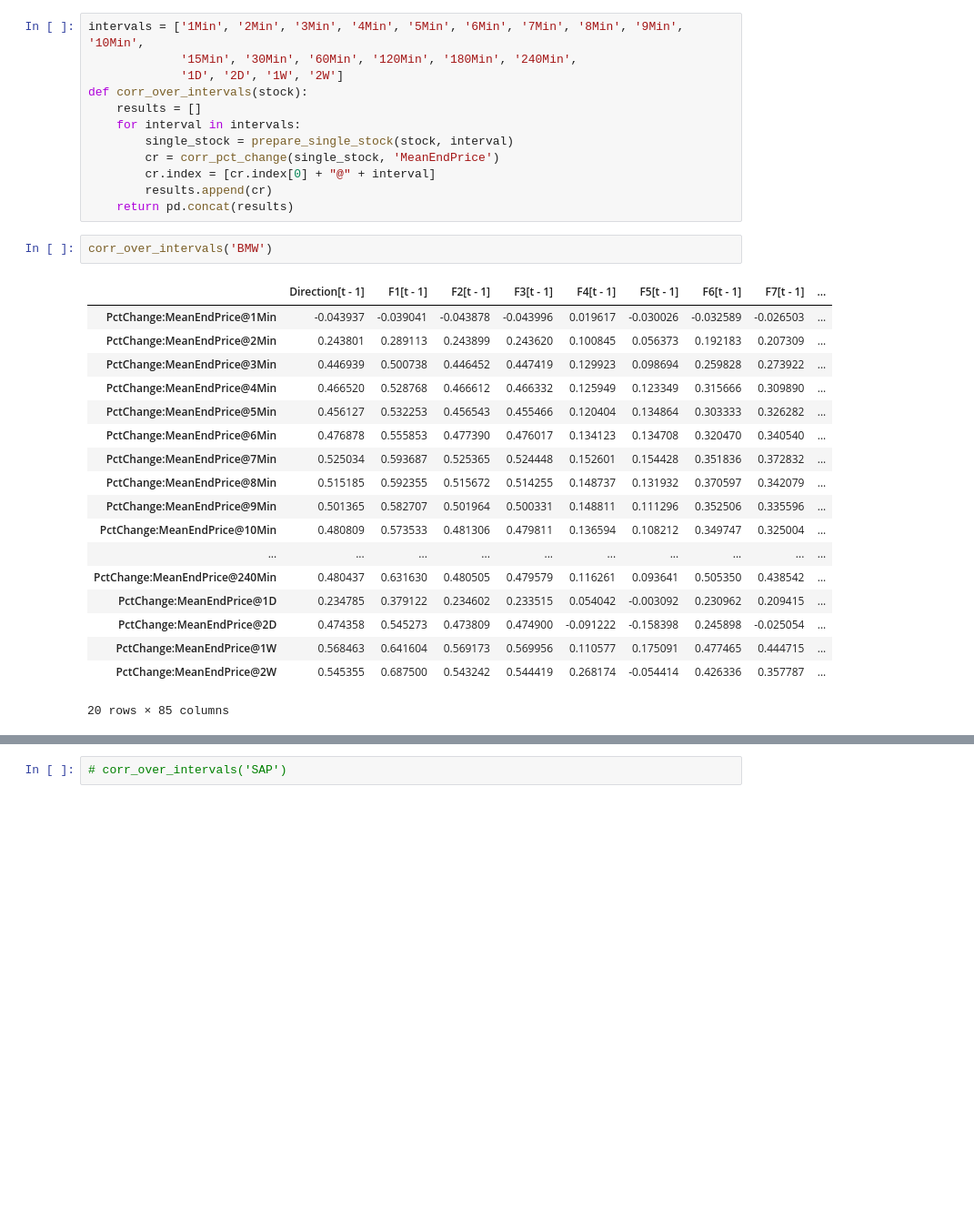
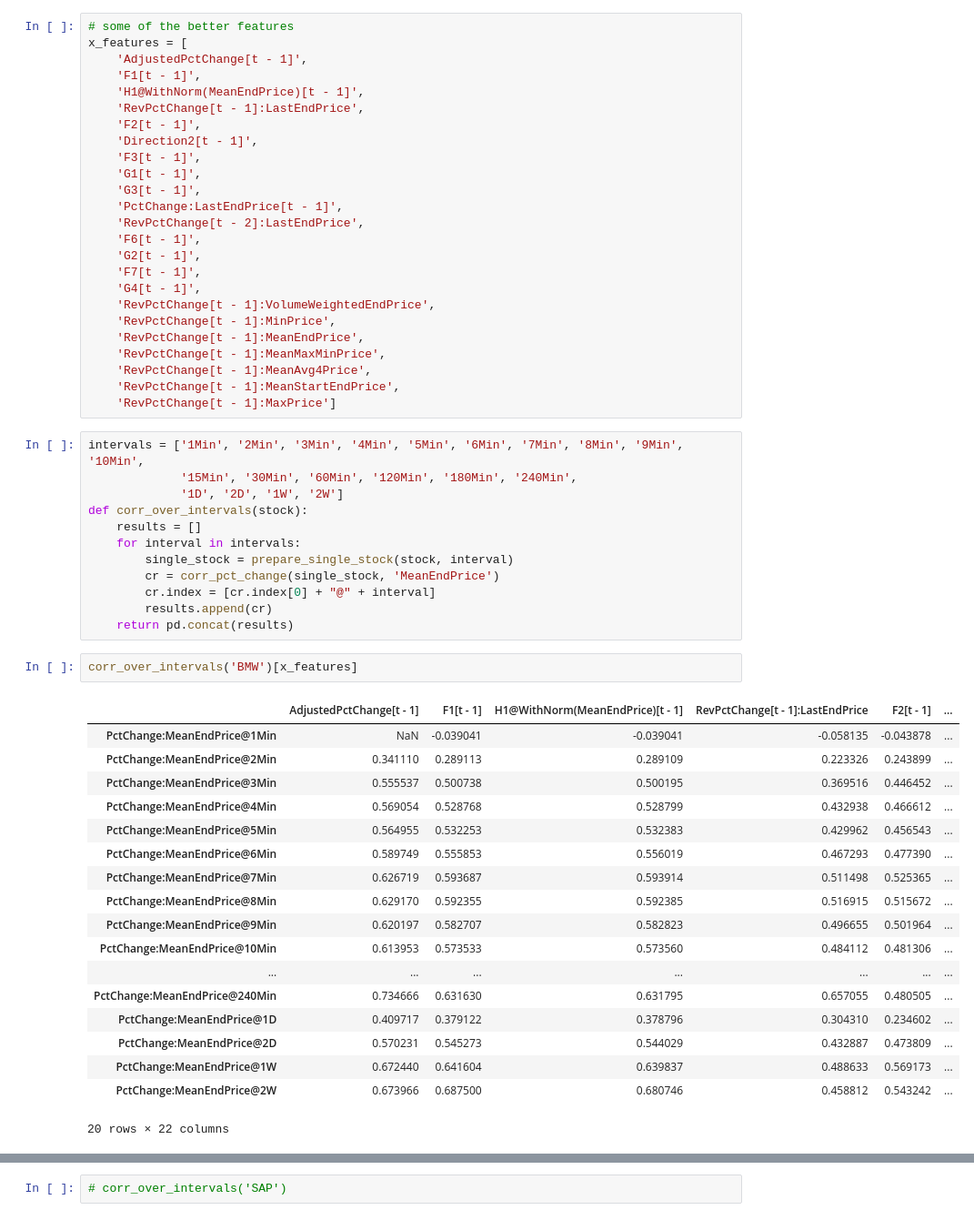
Before and after one commit to Originate/dbg-pds-tensorflow-demo, a Jupyter notebook: notebooks/supporting/what-prices-to-predict.ipynb, the cells around one changed output, grey strips where cells are left out. Shown at 91% size. Cells and saved outputs as stored; diff of their text form; blank space fills up the shorter version.

```diff
--- a/notebooks/supporting/what-prices-to-predict.ipynb
+++ b/notebooks/supporting/what-prices-to-predict.ipynb
@@ -304,5 +426,30 @@ corr_pct_change(single_stock, 'VolumeWeightedEndPrice')
 # %% [markdown]
 Let us settle for the moment on the 'MeanEndPrice', and compute the correlations over multiple intervals
+# %%
+# some of the better features
+x_features = [
+    'AdjustedPctChange[t - 1]',
+    'F1[t - 1]',
+    'H1@WithNorm(MeanEndPrice)[t - 1]',
+    'RevPctChange[t - 1]:LastEndPrice',
+    'F2[t - 1]',
+    'Direction2[t - 1]',
+    'F3[t - 1]',
+    'G1[t - 1]',
+    'G3[t - 1]',
+    'PctChange:LastEndPrice[t - 1]',
+    'RevPctChange[t - 2]:LastEndPrice',
+    'F6[t - 1]',
+    'G2[t - 1]',
+    'F7[t - 1]',
+    'G4[t - 1]',
+    'RevPctChange[t - 1]:VolumeWeightedEndPrice',
+    'RevPctChange[t - 1]:MinPrice',
+    'RevPctChange[t - 1]:MeanEndPrice',
+    'RevPctChange[t - 1]:MeanMaxMinPrice',
+    'RevPctChange[t - 1]:MeanAvg4Price',
+    'RevPctChange[t - 1]:MeanStartEndPrice',
+    'RevPctChange[t - 1]:MaxPrice']
 # %%
 intervals = ['1Min', '2Min', '3Min', '4Min', '5Min', '6Min', '7Min', '8Min', '9Min', '10Min',
              '15Min', '30Min', '60Min', '120Min', '180Min', '240Min',
@@ -316,23 +463,23 @@ def corr_over_intervals(stock):
         results.append(cr)
     return pd.concat(results)
 # %%
-corr_over_intervals('BMW')
+corr_over_intervals('BMW')[x_features]
 # %% [output]
-|  | Direction[t - 1] | F1[t - 1] | F2[t - 1] | F3[t - 1] | F4[t - 1] | F5[t - 1] | F6[t - 1] | F7[t - 1] | ... |
-| PctChange:MeanEndPrice@1Min | -0.043937 | -0.039041 | -0.043878 | -0.043996 | 0.019617 | -0.030026 | -0.032589 | -0.026503 | ... |
-| PctChange:MeanEndPrice@2Min | 0.243801 | 0.289113 | 0.243899 | 0.243620 | 0.100845 | 0.056373 | 0.192183 | 0.207309 | ... |
-| PctChange:MeanEndPrice@3Min | 0.446939 | 0.500738 | 0.446452 | 0.447419 | 0.129923 | 0.098694 | 0.259828 | 0.273922 | ... |
-| PctChange:MeanEndPrice@4Min | 0.466520 | 0.528768 | 0.466612 | 0.466332 | 0.125949 | 0.123349 | 0.315666 | 0.309890 | ... |
-| PctChange:MeanEndPrice@5Min | 0.456127 | 0.532253 | 0.456543 | 0.455466 | 0.120404 | 0.134864 | 0.303333 | 0.326282 | ... |
-| PctChange:MeanEndPrice@6Min | 0.476878 | 0.555853 | 0.477390 | 0.476017 | 0.134123 | 0.134708 | 0.320470 | 0.340540 | ... |
-| PctChange:MeanEndPrice@7Min | 0.525034 | 0.593687 | 0.525365 | 0.524448 | 0.152601 | 0.154428 | 0.351836 | 0.372832 | ... |
-| PctChange:MeanEndPrice@8Min | 0.515185 | 0.592355 | 0.515672 | 0.514255 | 0.148737 | 0.131932 | 0.370597 | 0.342079 | ... |
-| PctChange:MeanEndPrice@9Min | 0.501365 | 0.582707 | 0.501964 | 0.500331 | 0.148811 | 0.111296 | 0.352506 | 0.335596 | ... |
-| PctChange:MeanEndPrice@10Min | 0.480809 | 0.573533 | 0.481306 | 0.479811 | 0.136594 | 0.108212 | 0.349747 | 0.325004 | ... |
-| ... | ... | ... | ... | ... | ... | ... | ... | ... | ... |
-| PctChange:MeanEndPrice@240Min | 0.480437 | 0.631630 | 0.480505 | 0.479579 | 0.116261 | 0.093641 | 0.505350 | 0.438542 | ... |
-| PctChange:MeanEndPrice@1D | 0.234785 | 0.379122 | 0.234602 | 0.233515 | 0.054042 | -0.003092 | 0.230962 | 0.209415 | ... |
-| PctChange:MeanEndPrice@2D | 0.474358 | 0.545273 | 0.473809 | 0.474900 | -0.091222 | -0.158398 | 0.245898 | -0.025054 | ... |
-| PctChange:MeanEndPrice@1W | 0.568463 | 0.641604 | 0.569173 | 0.569956 | 0.110577 | 0.175091 | 0.477465 | 0.444715 | ... |
-| PctChange:MeanEndPrice@2W | 0.545355 | 0.687500 | 0.543242 | 0.544419 | 0.268174 | -0.054414 | 0.426336 | 0.357787 | ... |
+|  | AdjustedPctChange[t - 1] | F1[t - 1] | H1@WithNorm(MeanEndPrice)[t - 1] | RevPctChange[t - 1]:LastEndPrice | F2[t - 1] | ... |
+| PctChange:MeanEndPrice@1Min | NaN | -0.039041 | -0.039041 | -0.058135 | -0.043878 | ... |
+| PctChange:MeanEndPrice@2Min | 0.341110 | 0.289113 | 0.289109 | 0.223326 | 0.243899 | ... |
+| PctChange:MeanEndPrice@3Min | 0.555537 | 0.500738 | 0.500195 | 0.369516 | 0.446452 | ... |
+| PctChange:MeanEndPrice@4Min | 0.569054 | 0.528768 | 0.528799 | 0.432938 | 0.466612 | ... |
+| PctChange:MeanEndPrice@5Min | 0.564955 | 0.532253 | 0.532383 | 0.429962 | 0.456543 | ... |
+| PctChange:MeanEndPrice@6Min | 0.589749 | 0.555853 | 0.556019 | 0.467293 | 0.477390 | ... |
+| PctChange:MeanEndPrice@7Min | 0.626719 | 0.593687 | 0.593914 | 0.511498 | 0.525365 | ... |
+| PctChange:MeanEndPrice@8Min | 0.629170 | 0.592355 | 0.592385 | 0.516915 | 0.515672 | ... |
+| PctChange:MeanEndPrice@9Min | 0.620197 | 0.582707 | 0.582823 | 0.496655 | 0.501964 | ... |
+| PctChange:MeanEndPrice@10Min | 0.613953 | 0.573533 | 0.573560 | 0.484112 | 0.481306 | ... |
+| ... | ... | ... | ... | ... | ... | ... |
+| PctChange:MeanEndPrice@240Min | 0.734666 | 0.631630 | 0.631795 | 0.657055 | 0.480505 | ... |
+| PctChange:MeanEndPrice@1D | 0.409717 | 0.379122 | 0.378796 | 0.304310 | 0.234602 | ... |
+| PctChange:MeanEndPrice@2D | 0.570231 | 0.545273 | 0.544029 | 0.432887 | 0.473809 | ... |
+| PctChange:MeanEndPrice@1W | 0.672440 | 0.641604 | 0.639837 | 0.488633 | 0.569173 | ... |
+| PctChange:MeanEndPrice@2W | 0.673966 | 0.687500 | 0.680746 | 0.458812 | 0.543242 | ... |
-20 rows × 85 columns
+20 rows × 22 columns
```
Also changed, not shown: parts of 30 cells of this notebook, 3 other files.
